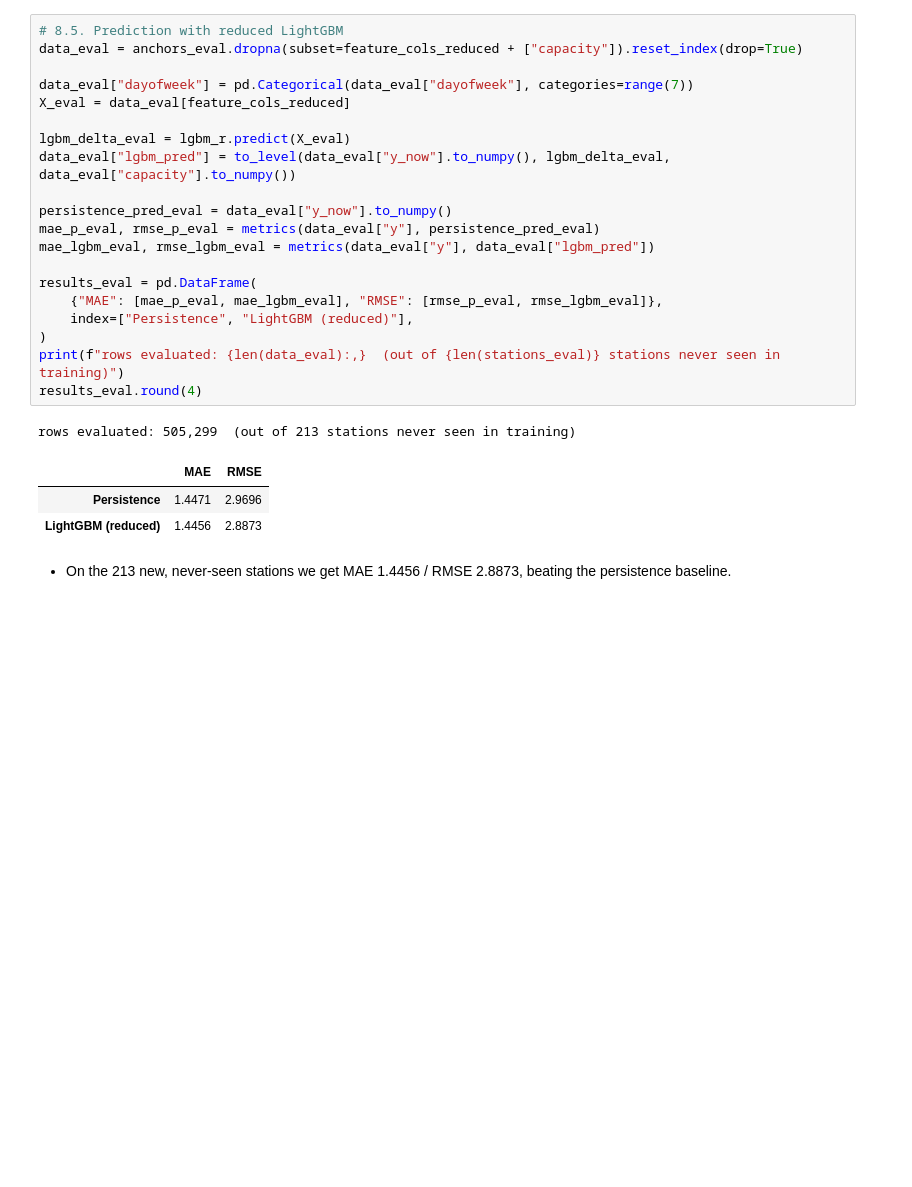
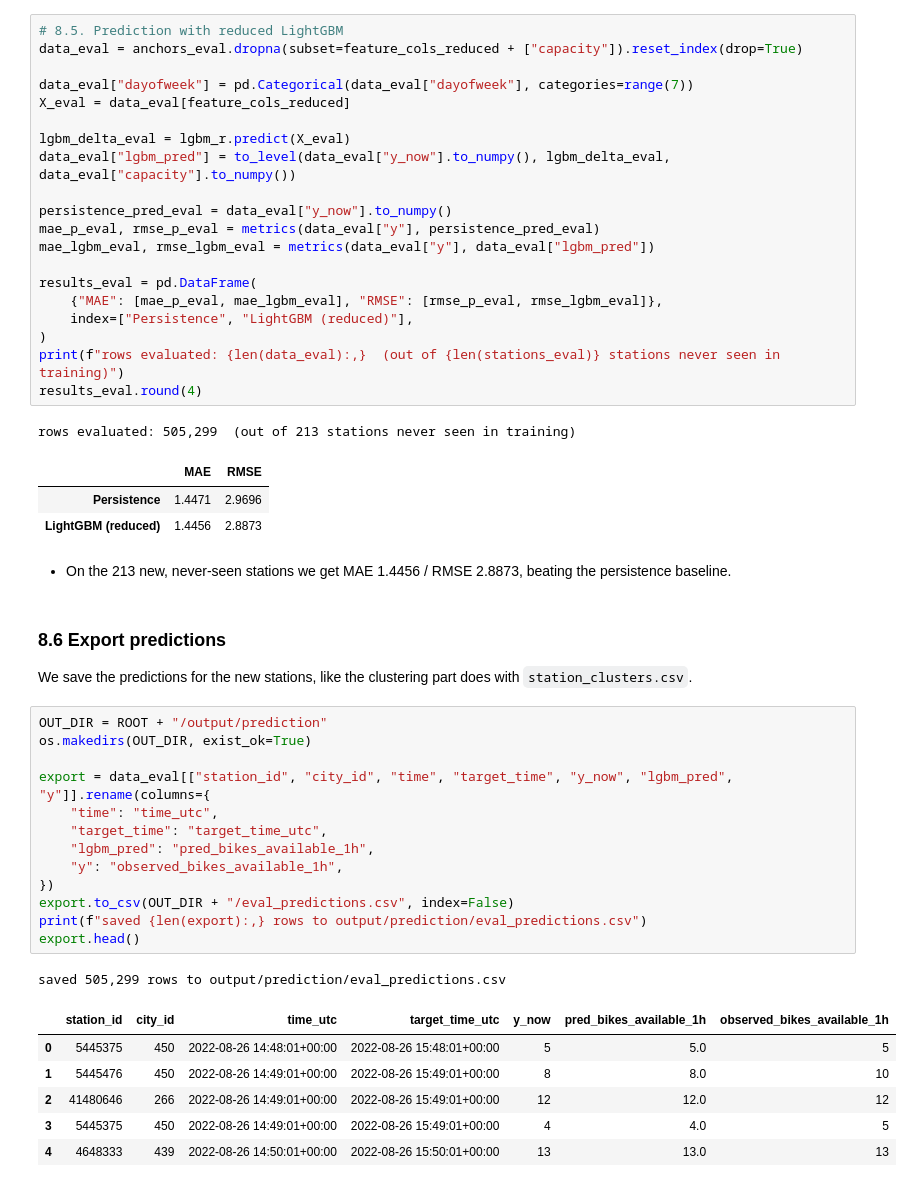
Before and after one commit to LuchoAquino/Bike-Sharing-Challenge, a Jupyter notebook: notebooks/04_prediction.ipynb, the cells around one changed output. Cells and saved outputs as stored; diff of their text form; blank space fills up the shorter version.

Commit message:
Add conclusions, limitations and eval predictions export to 04_prediction

```diff
--- a/notebooks/04_prediction.ipynb
+++ b/notebooks/04_prediction.ipynb
@@ -935,3 +937,28 @@ rows evaluated: 505,299  (out of 213 stations never seen in training)
 | LightGBM (reduced) | 1.4456 | 2.8873 |
 # %% [markdown]
 - On the 213 new, never-seen stations we get MAE 1.4456 / RMSE 2.8873, beating the persistence baseline.
+# %% [markdown]
+### 8.6 Export predictions
+
+We save the predictions for the new stations, like the clustering part does with `station_clusters.csv`.
+# %%
+OUT_DIR = ROOT + "/output/prediction"
+os.makedirs(OUT_DIR, exist_ok=True)
+
+export = data_eval[["station_id", "city_id", "time", "target_time", "y_now", "lgbm_pred", "y"]].rename(columns={
+    "time": "time_utc",
+    "target_time": "target_time_utc",
+    "lgbm_pred": "pred_bikes_available_1h",
+    "y": "observed_bikes_available_1h",
+})
+export.to_csv(OUT_DIR + "/eval_predictions.csv", index=False)
+print(f"saved {len(export):,} rows to output/prediction/eval_predictions.csv")
+export.head()
+# %% [output]
+saved 505,299 rows to output/prediction/eval_predictions.csv
+|  | station_id | city_id | time_utc | target_time_utc | y_now | pred_bikes_available_1h | observed_bikes_available_1h |
+| 0 | 5445375 | 450 | 2022-08-26 14:48:01+00:00 | 2022-08-26 15:48:01+00:00 | 5 | 5.0 | 5 |
+| 1 | 5445476 | 450 | 2022-08-26 14:49:01+00:00 | 2022-08-26 15:49:01+00:00 | 8 | 8.0 | 10 |
+| 2 | 41480646 | 266 | 2022-08-26 14:49:01+00:00 | 2022-08-26 15:49:01+00:00 | 12 | 12.0 | 12 |
+| 3 | 5445375 | 450 | 2022-08-26 14:49:01+00:00 | 2022-08-26 15:49:01+00:00 | 4 | 4.0 | 5 |
+| 4 | 4648333 | 439 | 2022-08-26 14:50:01+00:00 | 2022-08-26 15:50:01+00:00 | 13 | 13.0 | 13 |
```
Also changed, not shown: parts of 5 cells of this notebook, 1 other file.
